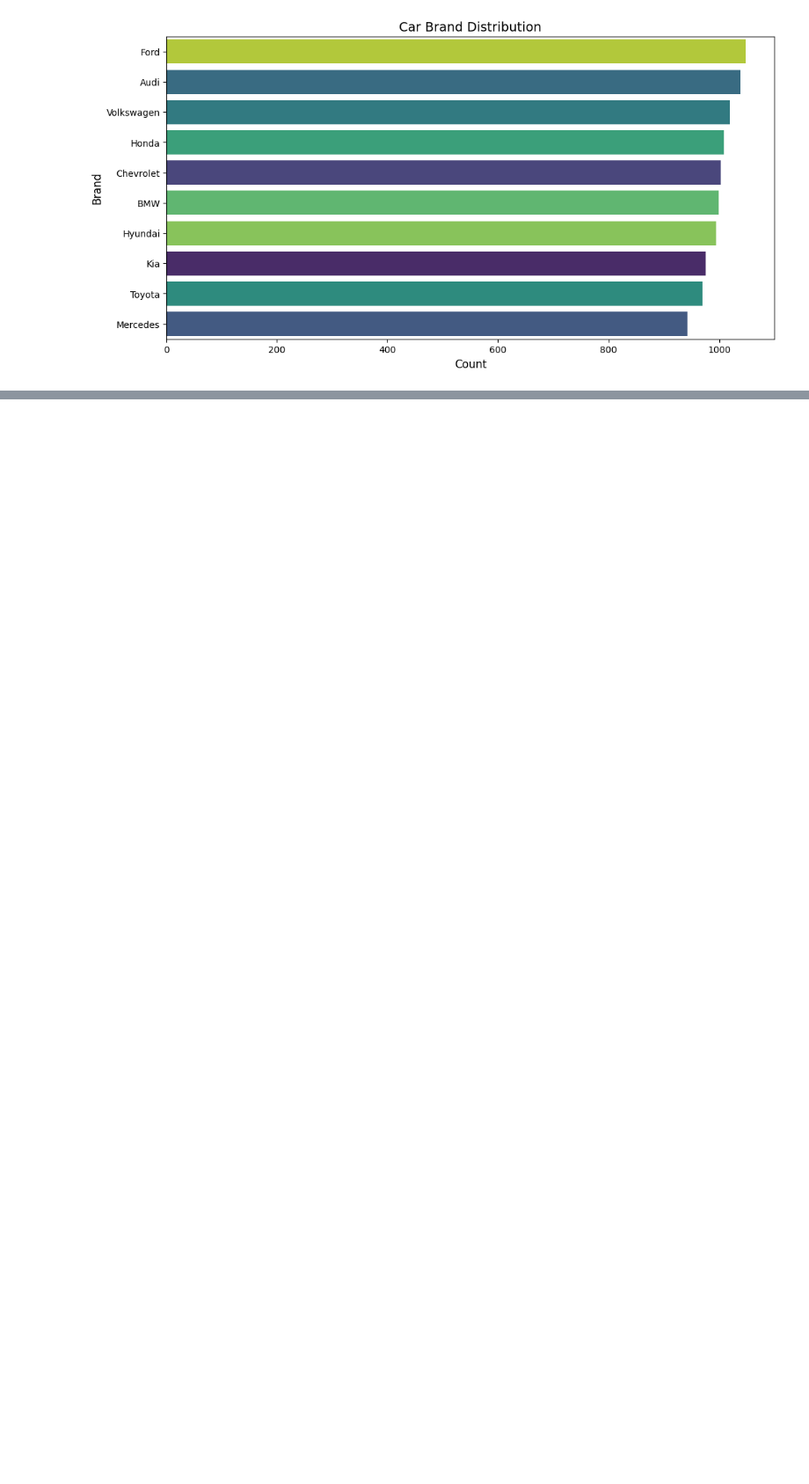
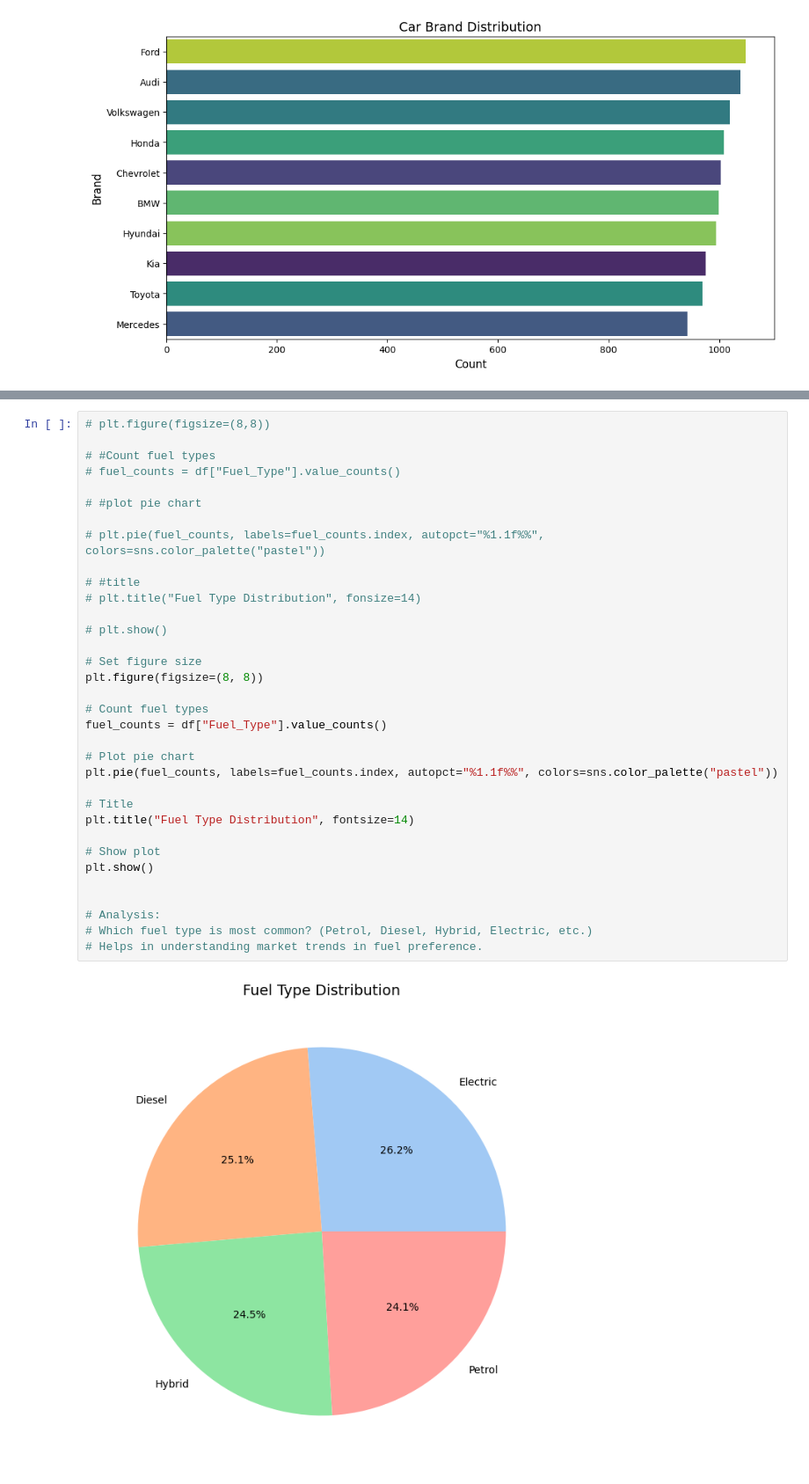
Before and after one commit to devarshi002/Car_price_data_analysis, a Jupyter notebook: test.ipynb, the cells around one changed output, grey strips where cells are left out. Shown: that part at 88% size. Drawn from its saved outputs; the diff is of its cells as text; blank space fills up the shorter version.

```diff
--- a/test.ipynb
+++ b/test.ipynb
@@ -139,0 +142,36 @@ plt.show()
+# %%
+# plt.figure(figsize=(8,8))
+
+# #Count fuel types
+# fuel_counts = df["Fuel_Type"].value_counts()
+
+# #plot pie chart
+
+# plt.pie(fuel_counts, labels=fuel_counts.index, autopct="%1.1f%%", colors=sns.color_palette("pastel"))
+
+# #title
+# plt.title("Fuel Type Distribution", fonsize=14)
+
+# plt.show()
+
+# Set figure size
+plt.figure(figsize=(8, 8))
+
+# Count fuel types
+fuel_counts = df["Fuel_Type"].value_counts()
+
+# Plot pie chart
+plt.pie(fuel_counts, labels=fuel_counts.index, autopct="%1.1f%%", colors=sns.color_palette("pastel"))
+
+# Title
+plt.title("Fuel Type Distribution", fontsize=14)
+
+# Show plot
+plt.show()
+
+
+# Analysis:
+# Which fuel type is most common? (Petrol, Diesel, Hybrid, Electric, etc.)
+# Helps in understanding market trends in fuel preference.
+# %% [output]
+[figure, added]
```
Also changed, not shown: parts of 1 cell of this notebook.
